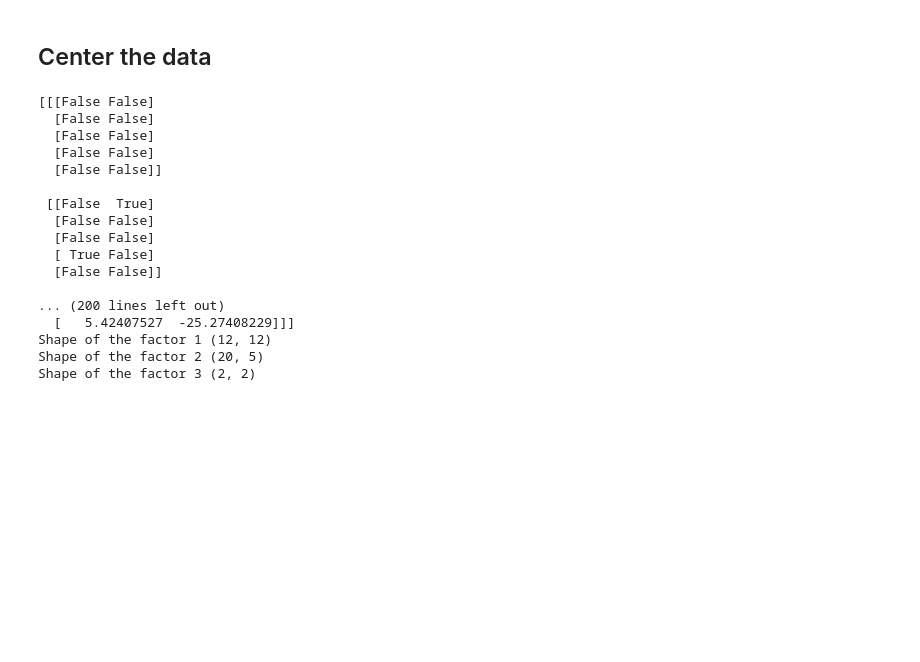
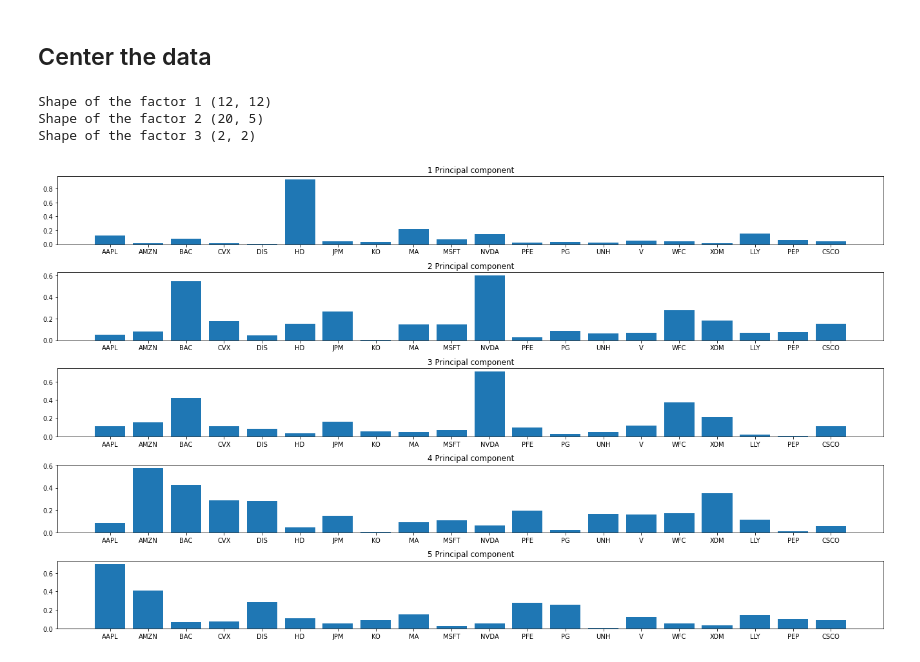
Before and after one commit to zxt18/Tucker-Decomposition-For-Stock-Returns-Forecasting, a Jupyter notebook: Financial Analysis/tensors_in_finance.ipynb, the cells around one changed output. Saved outputs shown, nothing was run; the diff lists cells and outputs as text; code cells hidden in the pictures; blank space fills up the shorter version.

Commit message:
Added principal component plots

```diff
--- a/Financial Analysis/tensors_in_finance.ipynb
+++ b/Financial Analysis/tensors_in_finance.ipynb
@@ -214,93 +214,53 @@ import matplotlib.pyplot as plt
 #     fig.set_size_inches(18.5,10.5)
 #     fig.tight_layout()
 
-def variance_explained(tensor, core,factors) :
+def variance_explained(df, core,factors) :
     PCS = None # Principal componenents
     tmp = tl.tenalg.mode_dot(core,factors[0],mode= 0)
     PCS = tl.tenalg.mode_dot(tmp, factors[2], mode=2)
+    number = 5
+    fig, axes = plt.subplots(number,1)
+    loadings = factors[1]
+    for i in range(number) :
+        axes[i].bar(df.columns,abs(loadings[:,i]))
+        axes[i].set_title(f'{i+1} Principal component')
+    fig.set_size_inches(18.5,10.5)
+    fig.tight_layout()
+
     # print(PCS.shape)
     # print(factors1.shape)
-    print(fake_PC == PCS)
-    print(fake_PC)
-    print(PCS)
 
 
 
 tensor_val = mean_centered_value_eq_df.to_numpy()
 tensor_mom = mean_centered_momentum_eq_df.to_numpy()
 tensor = np.stack([tensor_val,tensor_mom], axis=2)
 core, factors = tucker(tensor, rank = [12,5,2])
 
 # tl.tenalg.mode_dot(new_tensor,factors[0])
 # print(new_tensor)
 
-variance_explained(tensor,core,factors)
+variance_explained(mean_centered_value_eq_df,core,factors)
 # print(f"Shape of the new core is {core.shape}")
 print(f"Shape of the factor 1 {factors[0].shape}")
 print(f"Shape of the factor 2 {factors[1].shape}")
 print(f"Shape of the factor 3 {factors[2].shape}")
 
 
 # mode_0_product = tl.tenalg.mode_dot(core,factors[0],mode=0)
 # mode_1_product = tl.tenalg.mode_dot(core,factors[1],mode=1)
 # mode_2_product = tl.tenalg.mode_dot(core,factors[2],mode=2)
 
 # print(mode_0_product.shape)
 # print(mode_1_product.shape)
 # print(mode_2_product.shape)
 
-# principal_components = (tl.tenalg.mode_dot(core,mode_0_product,mode=2))
-
-
-
-# print(f"Shape of {mode_0_product.shape}")
-
-# momentum = mode_0_product[:,:,0]
-# value = mode_0_product[:,:,1]
-# column_names = list(momentum_eq_df.columns)
-
-# momentum = pd.DataFrame(momentum)
-# print(momentum)
-# value = pd.DataFrame(value)
-
-
-
-# print(f"Shape of {mode_1_product.shape}")
-# print(f"Shape of {mode_2_product.shape}")
-
-
-# tl.tenalg.mode_dot(core,factors[0], mode=1) # Multiply along the second mode
-# print(factors[0].shape)
-# print(f"Shape of original dataframe {tensor.shape}")
-
-
-# for i in range(len(core)) :
-#     corez = core[i,:]
-#     corez[abs(corez) < 0.000000005] = 0
-#     core[i,:] = corez
-# print(f"Shape of factor 1 {factors[0].shape}")
-# print(f"Shape of core is {core.shape}")
-# print(f"Shape of factor 2 {factors[1].shape}")
-
 # variance_explained(mean_centered_momentum_eq_df,core,factors,4)
 # %% [output]
-[[[False False]
-  [False False]
-  [False False]
-  [False False]
-  [False False]]
-
- [[False  True]
-  [False False]
-  [False False]
-  [ True False]
-  [False False]]
-
-... (200 lines left out)
-  [   5.42407527  -25.27408229]]]
 Shape of the factor 1 (12, 12)
 Shape of the factor 2 (20, 5)
 Shape of the factor 3 (2, 2)
+[figure, added]
 # %%
 # print(pd.DataFrame(factors[0]@core))
 # u,s,v = np.linalg.svd(tensor,full_matrices=False)
```
